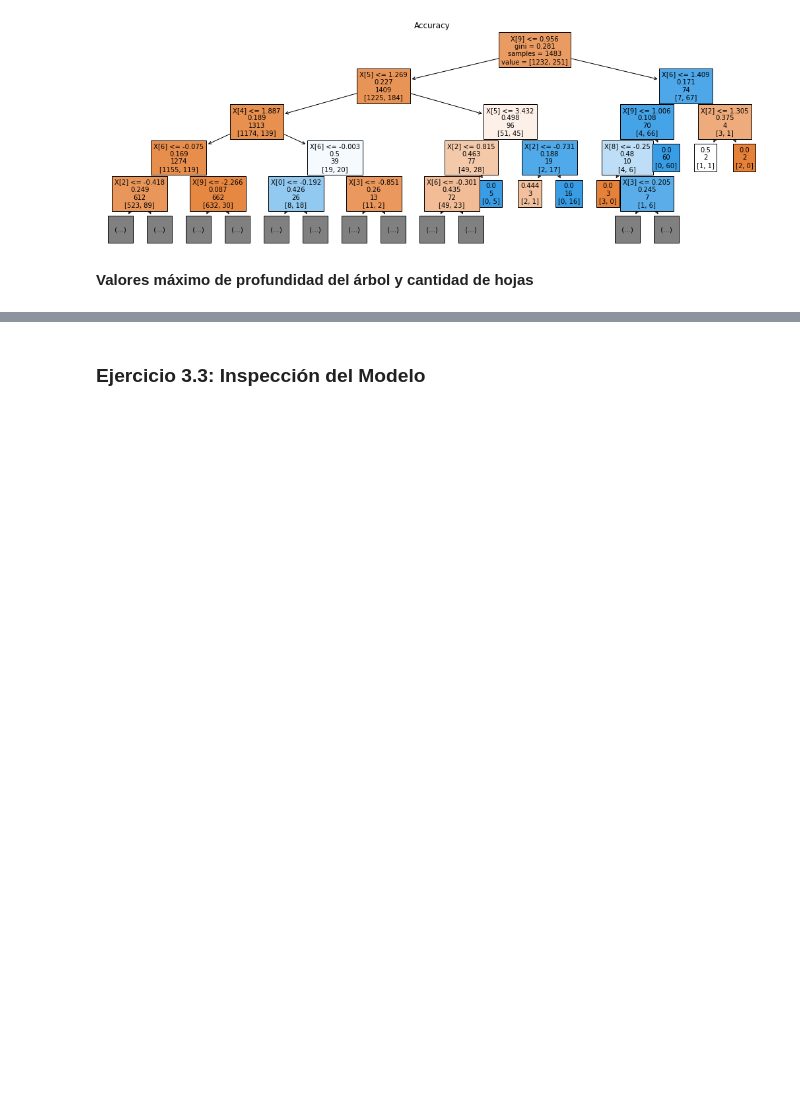
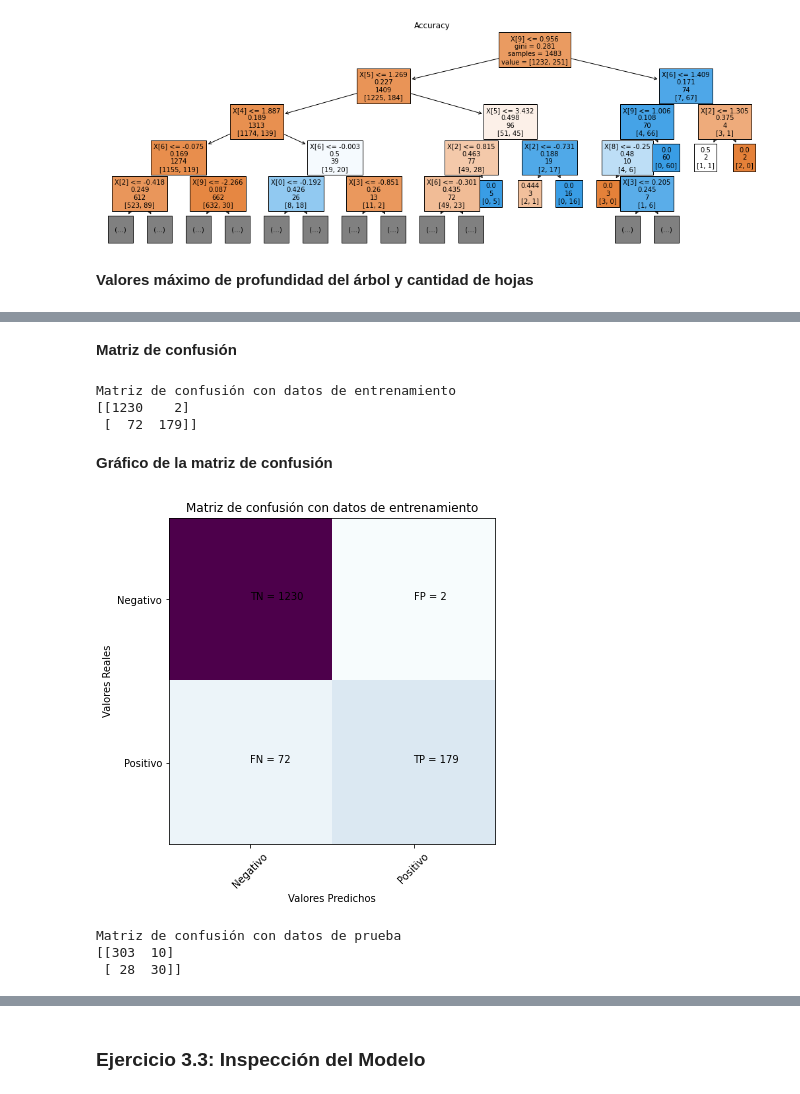
Before and after one commit to PatriLoto/IntroduccionAprendizajeAutomatico, a Jupyter notebook: Lab_2_Clasificacion.ipynb, the cells around one changed output, grey strips where cells are left out. Drawn from its saved outputs; the diff is of its cells as text; code cells hidden in the pictures; blank space fills up the shorter version.

Commit message:
matriz de confusión agregada
para datos de train y test

```diff
--- a/Lab_2_Clasificacion.ipynb
+++ b/Lab_2_Clasificacion.ipynb
@@ -716,0 +717,41 @@ Cantidad máxima de hojas del árbol: 67
+# %% [markdown]
+**Matriz de confusión**
+# %%
+# Cálculo
+print('Matriz de confusión con datos de entrenamiento')
+mtx_confusion_con_train_accuracy= confusion_matrix(y_train, y_train_pred_arbol_ac)
+print(mtx_confusion_con_train_accuracy)
+# %% [output]
+Matriz de confusión con datos de entrenamiento
+[[1230    2]
+ [  72  179]]
+# %% [markdown]
+**Gráfico de la matriz de confusión**
+# %%
+# graficamos la matriz de confusión con datos de train o entrenamiento
+plt.figure(figsize=(10,6))
+plt.clf()
+plt.imshow(mtx_confusion_con_train_accuracy, interpolation='nearest', cmap=plt.cm.BuPu)#Orangescmap=plt.mtx_confusion_test.Wistia from matplotlib.colors import ListedColormap
+classNames = ['Negativo','Positivo']
+plt.title('Matriz de confusión con datos de entrenamiento')
+plt.ylabel('Valores Reales')
+plt.xlabel('Valores Predichos')
+tick_marks = np.arange(len(classNames))
+plt.xticks(tick_marks, classNames, rotation=45)
+plt.yticks(tick_marks, classNames)
+s = [['TN','FP'], ['FN', 'TP']]
+for i in range(2):
+    for j in range(2):
+        plt.text(j,i, str(s[i][j])+" = "+str(mtx_confusion_con_train_accuracy[i][j]))
+plt.show()
+# %% [output]
+[figure, added]
+# %%
+# Cálculo
+print('Matriz de confusión con datos de prueba')
+mtx_confusion_con_test_accuracy= confusion_matrix(y_test, y_test_pred_arbol_ac)
+print(mtx_confusion_con_test_accuracy)
+# %% [output]
+Matriz de confusión con datos de prueba
+[[303  10]
+ [ 28  30]]
```
Also changed, not shown: parts of 4 cells of this notebook.
